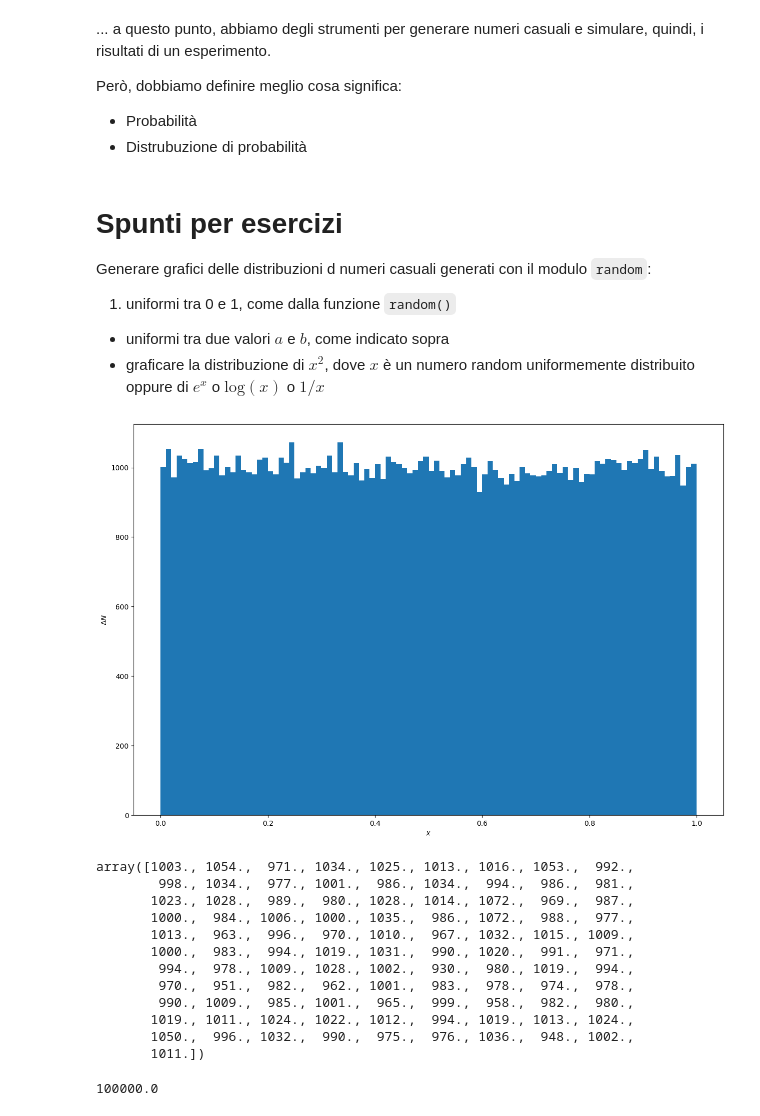
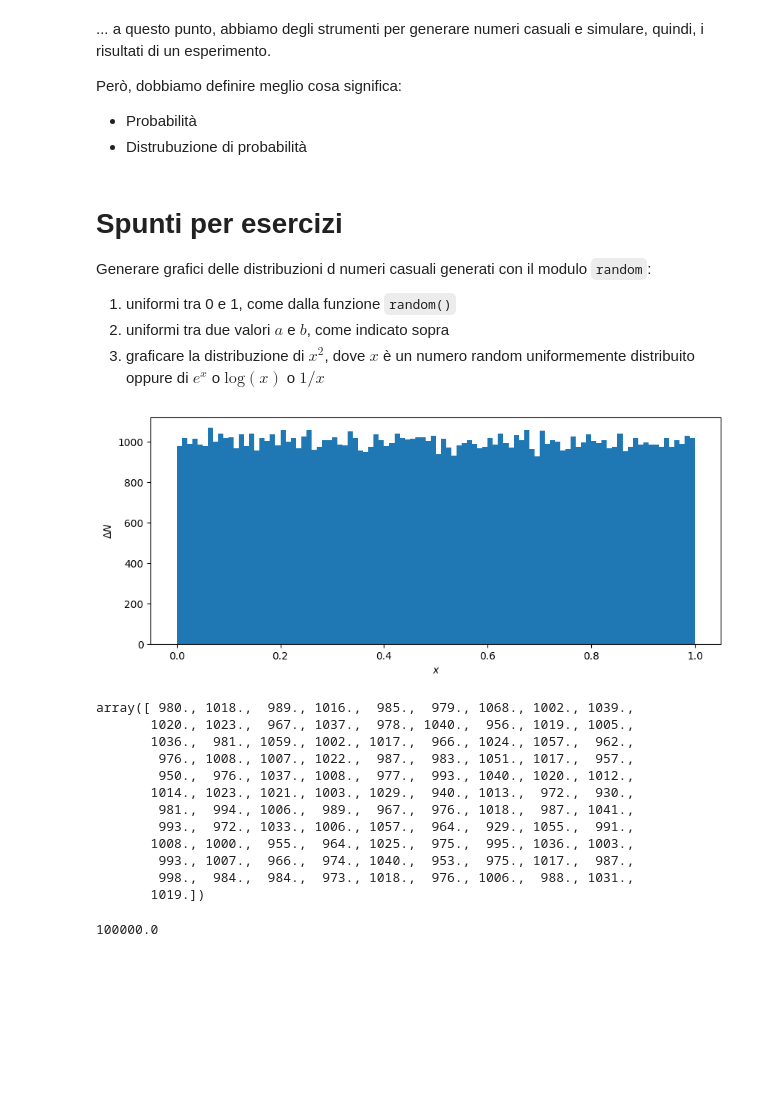
Before and after one commit to lucalista/analisi-dati-2024, a Jupyter notebook: 02.02.00__Generatori_di_numeri_pseudocasuali_in_python.ipynb, the cells around one changed output. Saved outputs shown, nothing was run; the diff lists cells and outputs as text; code cells hidden in the pictures; blank space fills up the shorter version.

````diff
--- a/02.02.00__Generatori_di_numeri_pseudocasuali_in_python.ipynb
+++ b/02.02.00__Generatori_di_numeri_pseudocasuali_in_python.ipynb
@@ -85,8 +85,8 @@ Però, dobbiamo definire meglio cosa significa:
 
 Generare grafici delle distribuzioni d numeri casuali generati con il modulo ```random```:
 1. uniformi tra 0 e 1, come dalla funzione ```random()```
-* uniformi tra due valori $a$ e $b$, come indicato sopra
-* graficare la distribuzione di $x^2$, dove $x$ è un numero random uniformemente distribuito oppure di $e^x$ o $\mathrm{log}(x)$ o $1/x$
+1. uniformi tra due valori $a$ e $b$, come indicato sopra
+1. graficare la distribuzione di $x^2$, dove $x$ è un numero random uniformemente distribuito oppure di $e^x$ o $\mathrm{log}(x)$ o $1/x$
 # %%
 import numpy as np
 nrand = 100000
@@ -96,28 +102,28 @@ import matplotlib.pyplot as plt
 import math
 # %%
 nbins = 100
-fig, ax = plt.subplots(figsize=(15, 10))
-n, bins, patches = ax.hist(x, nbins, range=(0,1))
+fig, ax = plt.subplots(figsize=(10, 4))
+n, bins, patches = ax.hist(x, nbins, range=(0, 1))
 ax.set_xlabel('$x$')
 ax.set_ylabel('$\Delta N$')
 plt.show()
 # %% [output]
-[figure, old version]
+[figure, new version]
 # %%
 n
 # %% [output]
-array([1003., 1054.,  971., 1034., 1025., 1013., 1016., 1053.,  992.,
-        998., 1034.,  977., 1001.,  986., 1034.,  994.,  986.,  981.,
-       1023., 1028.,  989.,  980., 1028., 1014., 1072.,  969.,  987.,
-       1000.,  984., 1006., 1000., 1035.,  986., 1072.,  988.,  977.,
-       1013.,  963.,  996.,  970., 1010.,  967., 1032., 1015., 1009.,
-       1000.,  983.,  994., 1019., 1031.,  990., 1020.,  991.,  971.,
-        994.,  978., 1009., 1028., 1002.,  930.,  980., 1019.,  994.,
-        970.,  951.,  982.,  962., 1001.,  983.,  978.,  974.,  978.,
-        990., 1009.,  985., 1001.,  965.,  999.,  958.,  982.,  980.,
-       1019., 1011., 1024., 1022., 1012.,  994., 1019., 1013., 1024.,
-       1050.,  996., 1032.,  990.,  975.,  976., 1036.,  948., 1002.,
-       1011.])
+array([ 980., 1018.,  989., 1016.,  985.,  979., 1068., 1002., 1039.,
+       1020., 1023.,  967., 1037.,  978., 1040.,  956., 1019., 1005.,
+       1036.,  981., 1059., 1002., 1017.,  966., 1024., 1057.,  962.,
+        976., 1008., 1007., 1022.,  987.,  983., 1051., 1017.,  957.,
+        950.,  976., 1037., 1008.,  977.,  993., 1040., 1020., 1012.,
+       1014., 1023., 1021., 1003., 1029.,  940., 1013.,  972.,  930.,
+        981.,  994., 1006.,  989.,  967.,  976., 1018.,  987., 1041.,
+        993.,  972., 1033., 1006., 1057.,  964.,  929., 1055.,  991.,
+       1008., 1000.,  955.,  964., 1025.,  975.,  995., 1036., 1003.,
+        993., 1007.,  966.,  974., 1040.,  953.,  975., 1017.,  987.,
+        998.,  984.,  984.,  973., 1018.,  976., 1006.,  988., 1031.,
+       1019.])
 # %%
 n.sum()
 # %% [output]
````
Also changed, not shown: parts of 6 cells of this notebook, 1 other file.
